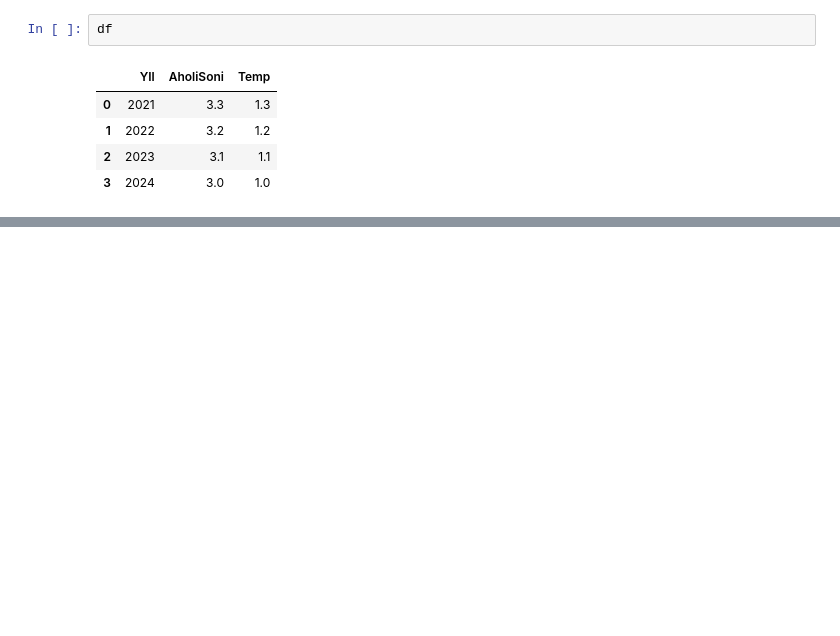
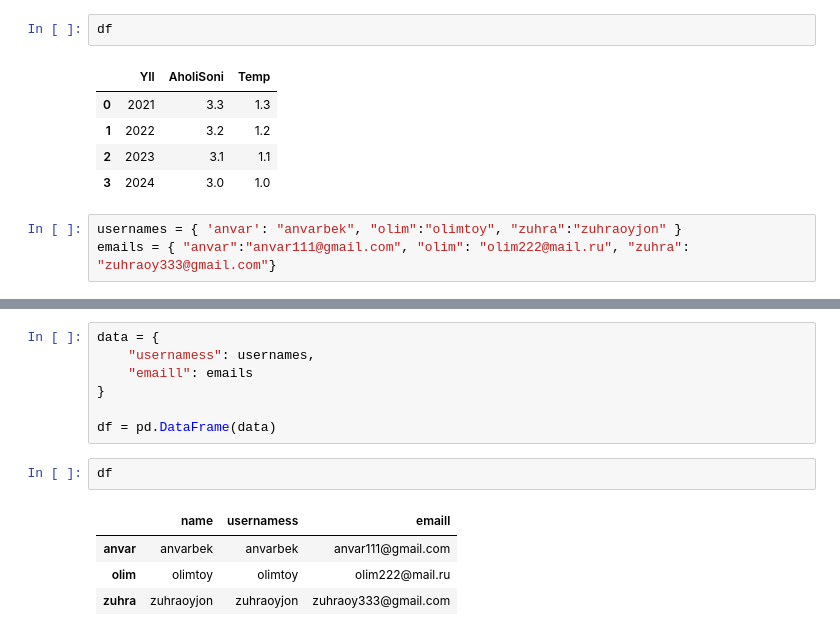
Before and after one commit to shakhzodbekbobobekov/data-science, a Jupyter notebook: first_nb.ipynb, the cells around one changed output, grey strips where cells are left out. Drawn from its saved outputs; the diff is of its cells as text; blank space fills up the shorter version.

```diff
--- a/first_nb.ipynb
+++ b/first_nb.ipynb
@@ -196,3 +196,6 @@ df
 | 1 | 2022 | 3.2 | 1.2 |
 | 2 | 2023 | 3.1 | 1.1 |
 | 3 | 2024 | 3.0 | 1.0 |
+# %%
+usernames = { 'anvar': "anvarbek", "olim":"olimtoy", "zuhra":"zuhraoyjon" }
+emails = { "anvar":"anvar111@gmail.com", "olim": "olim222@mail.ru", "zuhra": "zuhraoy333@gmail.com"}
@@ -198,0 +211,14 @@ df
+# %%
+data = {
+    "usernamess": usernames,
+    "emaill": emails
+}
+
+df = pd.DataFrame(data)
+# %%
+df
+# %% [output]
+|  | name | usernamess | emaill |
+| anvar | anvarbek | anvarbek | anvar111@gmail.com |
+| olim | olimtoy | olimtoy | olim222@mail.ru |
+| zuhra | zuhraoyjon | zuhraoyjon | zuhraoy333@gmail.com |
```
Also changed, not shown: parts of 1 cell of this notebook.
